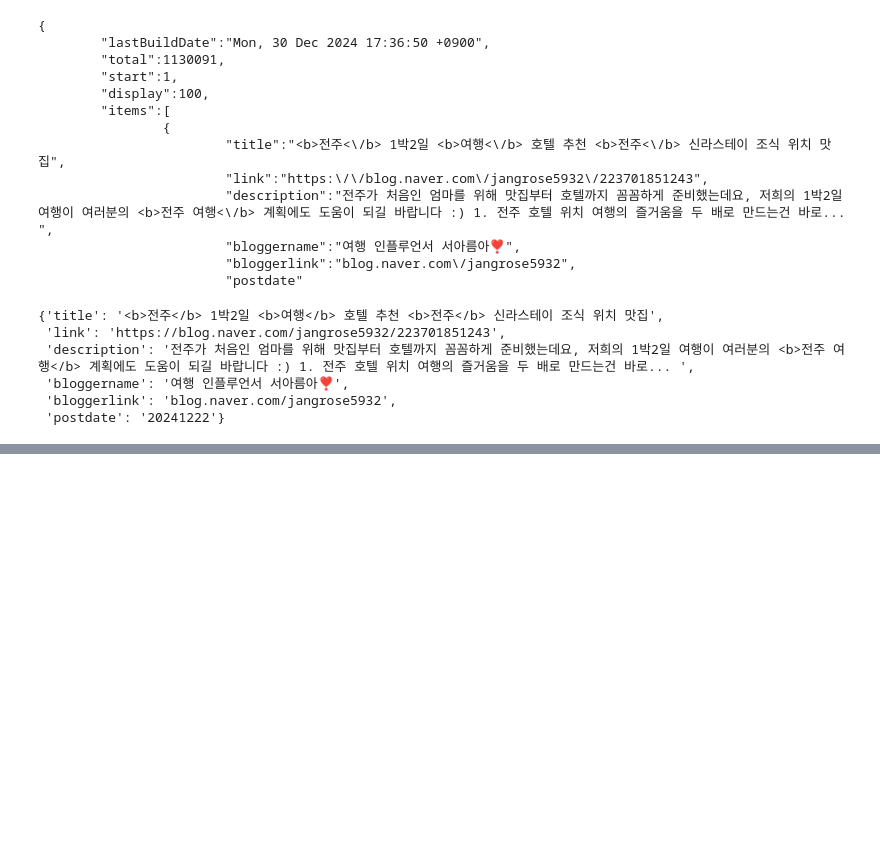
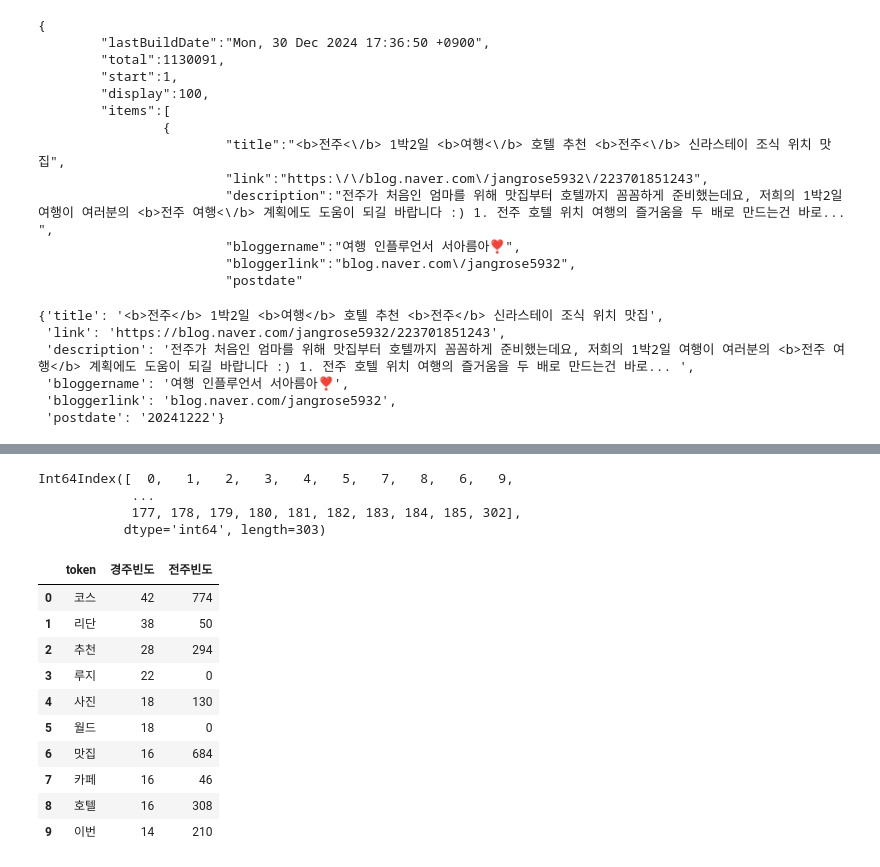
Before and after one commit to yeonhwa88/aidiary, a Jupyter notebook: source/10_자연어처리/ch02_한글형태소분석_Quiz.ipynb, the cells around one changed output, grey strips where cells are left out. Saved outputs shown, nothing was run; the diff lists cells and outputs as text; code cells hidden in the pictures; blank space fills up the shorter version.

```diff
--- a/source/10_자연어처리/ch02_한글형태소분석_Quiz.ipynb
+++ b/source/10_자연어처리/ch02_한글형태소분석_Quiz.ipynb
@@ -134,0 +276,13 @@ with open(file_name, 'w', encoding='utf-8') as file:
+# %%
+# 명사
+# Hannanum(ntags=22) ['NC', 'NQ']
+# Kkma, komoran, MeCab ['NNG', 'NNP']
+# Okt ['Noun']
+df_flt = df.loc[(df['pos']=='NNG') | (df['pos']=='NNP'), ['query', 'token', 'pos']]
+df_flt = df.loc[df['pos'].isin(['NNG','NNP']), ['query', 'token', 'pos']]
+df_flt.iloc[::1000]
+# %%
+# query별 token별 count수(빈도수)
+# df_flt.groupby(['query', 'token']).count()  # sort 작업 필요
+df_grp = df_flt.groupby('query')['token'].value_counts()  # sort 되어 출력됨(시리즈)
+df_grp
@@ -134,0 +335,28 @@ with open(file_name, 'w', encoding='utf-8') as file:
+# %%
+df_gj.sort_values(by='count', ascending=False).index
+# %% [output]
+Int64Index([  0,   1,   2,   3,   4,   5,   7,   8,   6,   9,
+            ...
+            177, 178, 179, 180, 181, 182, 183, 184, 185, 302],
+           dtype='int64', length=303)
+# %%
+df_mrg = pd.merge(df_gj, df_jj,
+                 how='outer',
+                 on='token')
+df_mrg.columns=['token', '경주빈도', '전주빈도']
+df_mrg.fillna(0, inplace=True) # 결측치 0으로
+df_mrg['경주빈도'] = df_mrg['경주빈도'].astype('int16')
+df_mrg['전주빈도'] = df_mrg['전주빈도'].astype(np.int16)
+df_mrg.head(10)
+# %% [output]
+|  | token | 경주빈도 | 전주빈도 |
+| 0 | 코스 | 42 | 774 |
+| 1 | 리단 | 38 | 50 |
+| 2 | 추천 | 28 | 294 |
+| 3 | 루지 | 22 | 0 |
+| 4 | 사진 | 18 | 130 |
+| 5 | 월드 | 18 | 0 |
+| 6 | 맛집 | 16 | 684 |
+| 7 | 카페 | 16 | 46 |
+| 8 | 호텔 | 16 | 308 |
+| 9 | 이번 | 14 | 210 |
```
Also changed, not shown: parts of 39 cells of this notebook, 7 other files.
